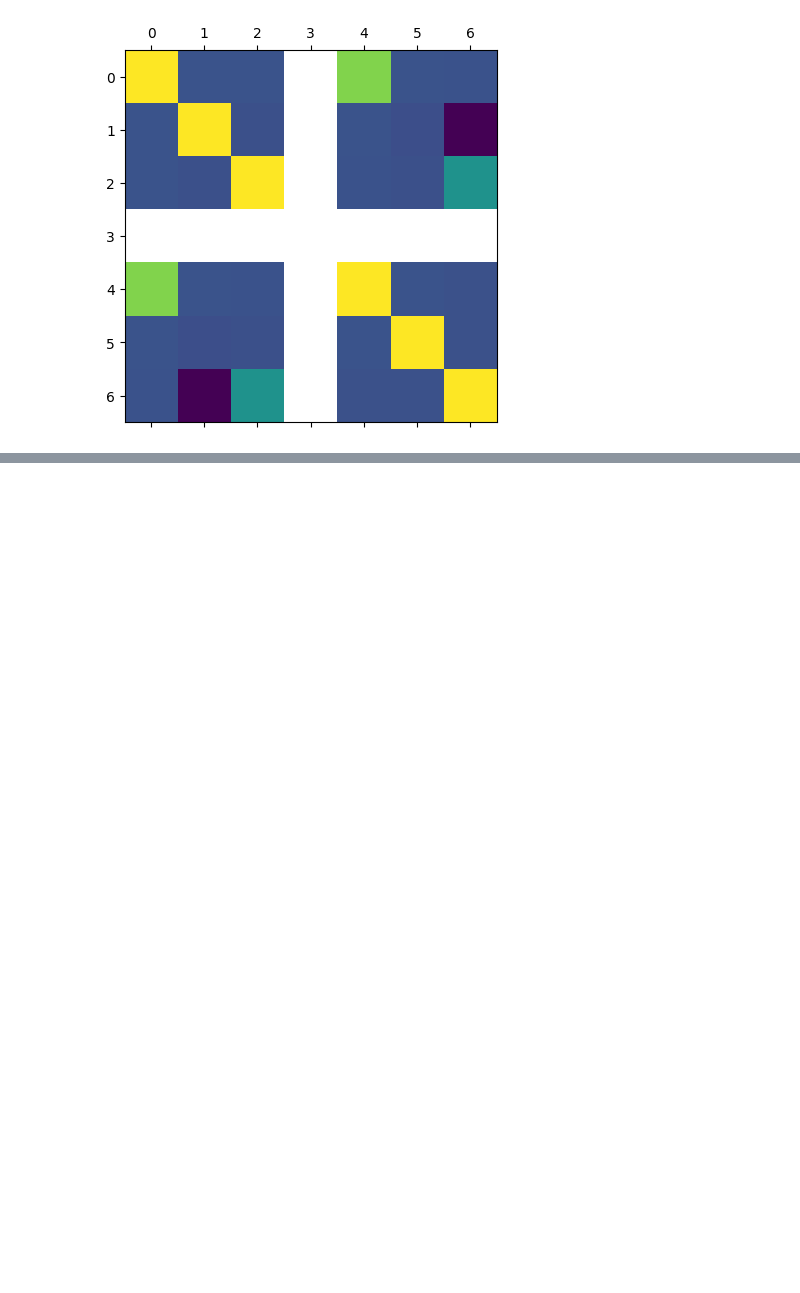
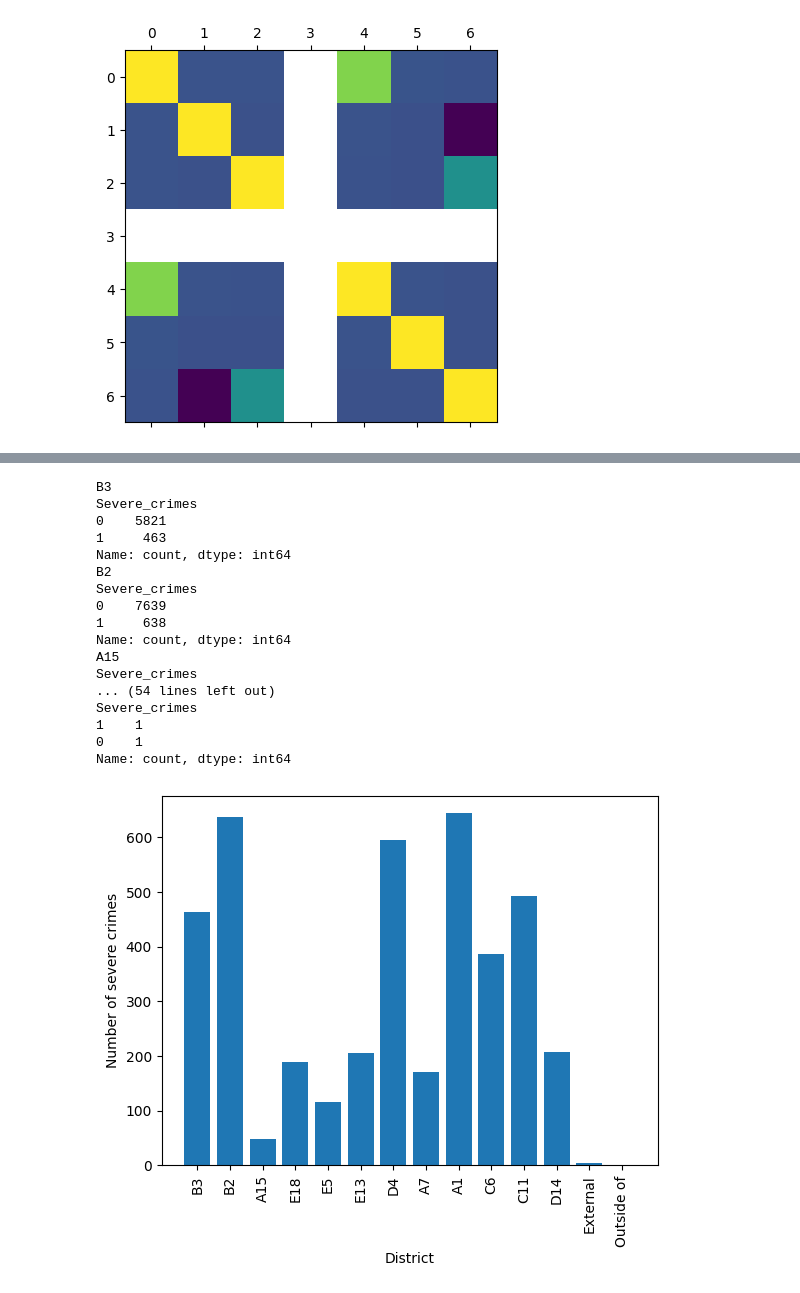
Before and after one commit to wdy908110776/ADAN8888-project-DW, a Jupyter notebook: notebooks/week3.ipynb, the cells around one changed output, grey strips where cells are left out. Drawn from its saved outputs; the diff is of its cells as text; code cells hidden in the pictures; blank space fills up the shorter version.

```diff
--- a/notebooks/week3.ipynb
+++ b/notebooks/week3.ipynb
@@ -152,3 +159,43 @@ for column in numeric_columns:
 [figure]
 [figure]
 [figure]
+# %%
+# EDA
+# plot the number of severe crimes by district
+districts = train_data["DISTRICT"].unique()
+for district in districts:
+    print(district)
+    print(train_data[train_data["DISTRICT"] == district]["Severe_crimes"].value_counts())
+
+# plot both the number of severe crimes by district in one plot
+severe_crimes = []
+for district in districts:
+    severe_crimes.append(train_data[train_data["DISTRICT"] == district]["Severe_crimes"].value_counts()[1])
+
+plt.bar(districts, severe_crimes)
+plt.xlabel("District")
+plt.ylabel("Number of severe crimes")
+plt.xticks(rotation=90)
+# save the plot
+plt.savefig("../reports/figures/severe_crimes_by_district.png")
+
+plt.show()
+# %% [output]
+B3
+Severe_crimes
+0    5821
+1     463
+Name: count, dtype: int64
+B2
+Severe_crimes
+0    7639
+1     638
+Name: count, dtype: int64
+A15
+Severe_crimes
+... (54 lines left out)
+Severe_crimes
+1    1
+0    1
+Name: count, dtype: int64
+[figure, added]
```
Also changed, not shown: parts of 10 cells of this notebook, 9 other files.
